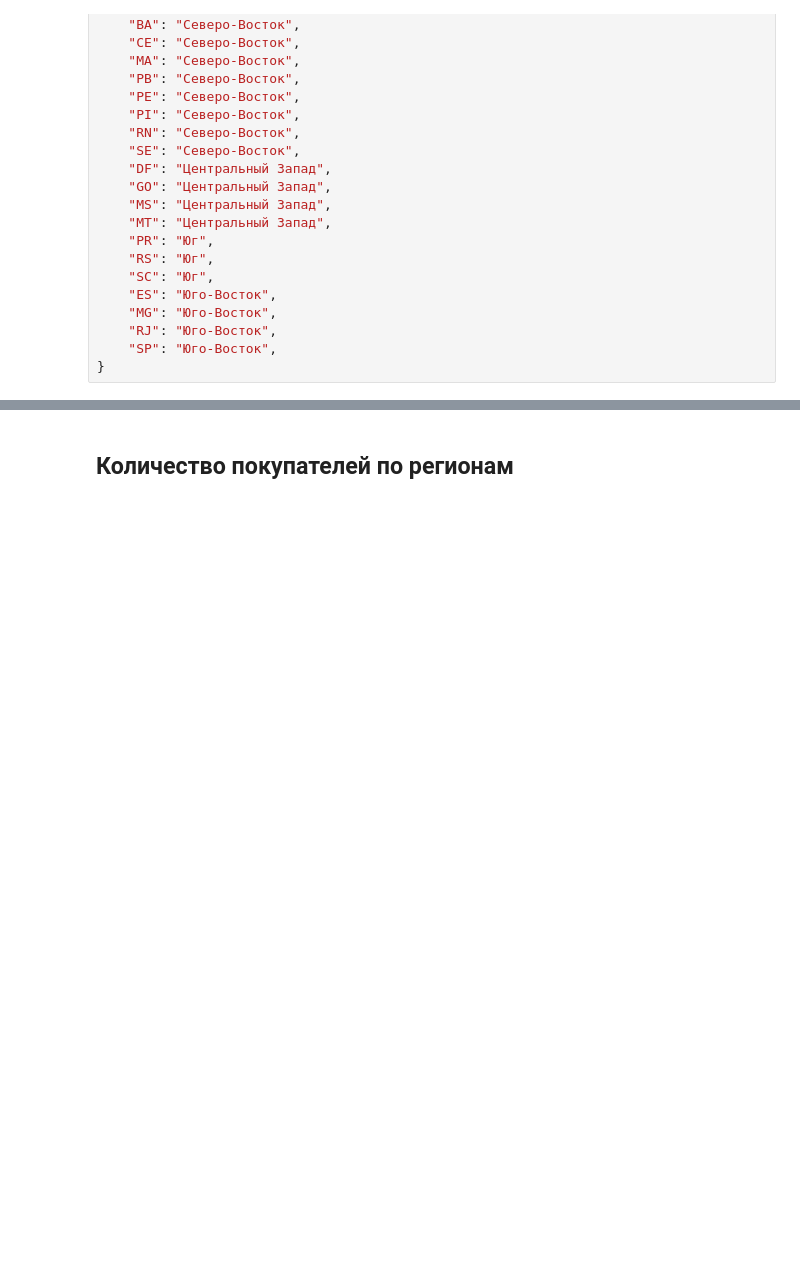
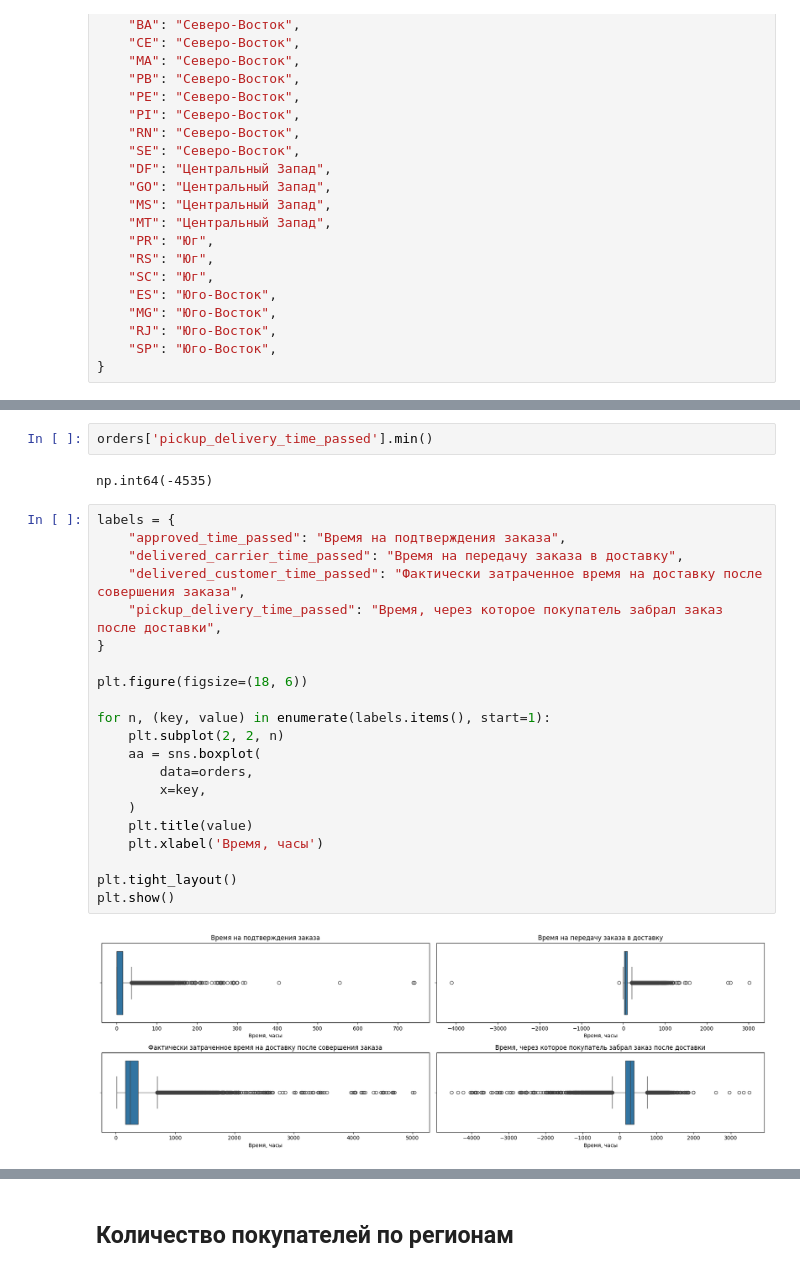
Before and after one commit to trineevkirill/brazillian_ecom, a Jupyter notebook: brazillian ecomm.ipynb, the cells around one changed output, grey strips where cells are left out. Cells and saved outputs as stored; diff of their text form; blank space fills up the shorter version.

```diff
--- a/brazillian ecomm.ipynb
+++ b/brazillian ecomm.ipynb
@@ -474,0 +527,27 @@ orders[orders.duplicated()]
+# %%
+orders['pickup_delivery_time_passed'].min()
+# %% [output]
+np.int64(-4535)
+# %%
+labels = {
+    "approved_time_passed": "Время на подтверждения заказа",
+    "delivered_carrier_time_passed": "Время на передачу заказа в доставку",
+    "delivered_customer_time_passed": "Фактически затраченное время на доставку после совершения заказа",
+    "pickup_delivery_time_passed": "Время, через которое покупатель забрал заказ после доставки",
+}
+
+plt.figure(figsize=(18, 6))
+
+for n, (key, value) in enumerate(labels.items(), start=1):
+    plt.subplot(2, 2, n)
+    aa = sns.boxplot(
+        data=orders,
+        x=key,
+    )
+    plt.title(value)
+    plt.xlabel('Время, часы')
+
+plt.tight_layout()
+plt.show()
+# %% [output]
+[figure, added]
```
Also changed, not shown: parts of 18 cells of this notebook, 1 other file.
